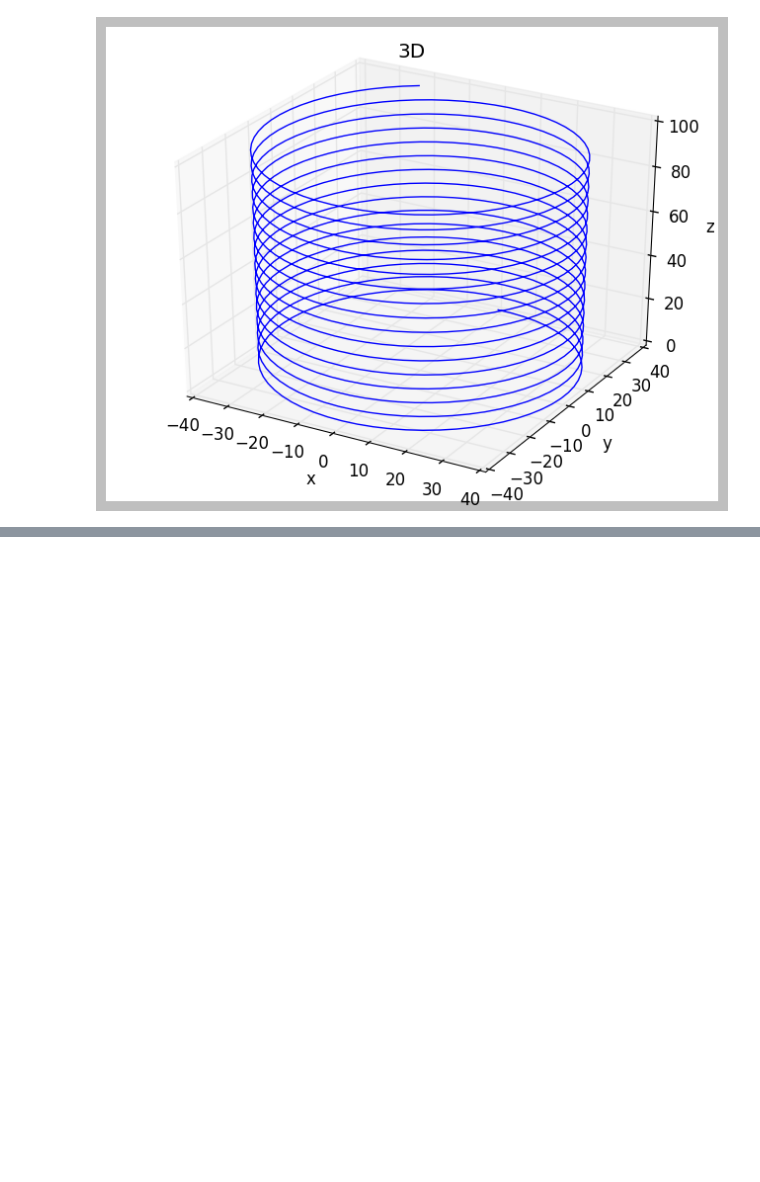
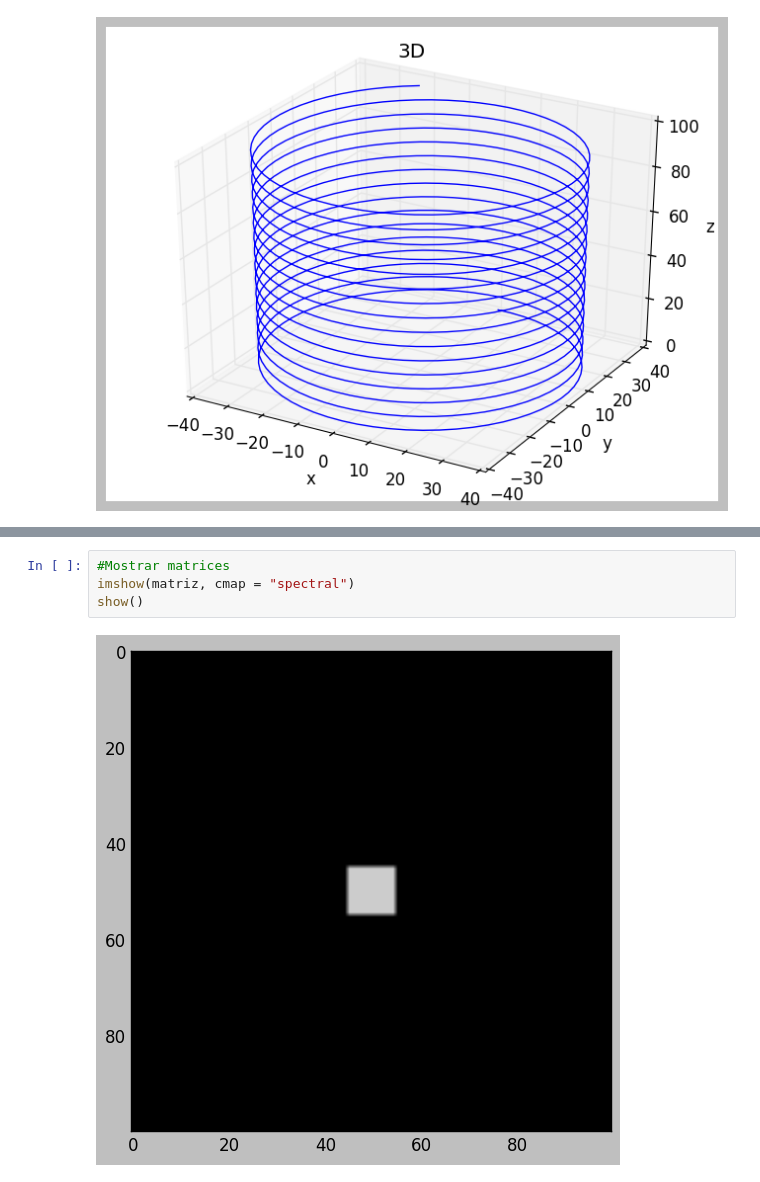
Before and after one commit to JuanUrrea6/Guias, a Jupyter notebook: Gráficas.ipynb, the cells around one changed output, grey strips where cells are left out. Cells and saved outputs as stored; diff of their text form; blank space fills up the shorter version.

```diff
--- a/Gráficas.ipynb
+++ b/Gráficas.ipynb
@@ -198,0 +229,6 @@ show()
+# %%
+#Mostrar matrices
+imshow(matriz, cmap = "spectral")
+show()
+# %% [output]
+[figure, added]
```
Also changed, not shown: parts of 7 cells of this notebook.
